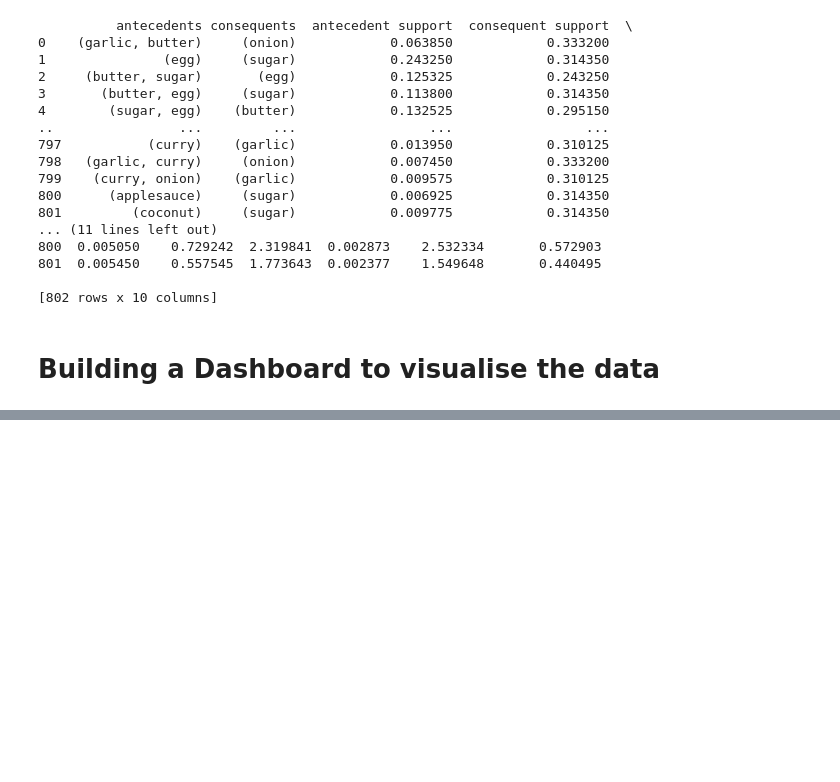
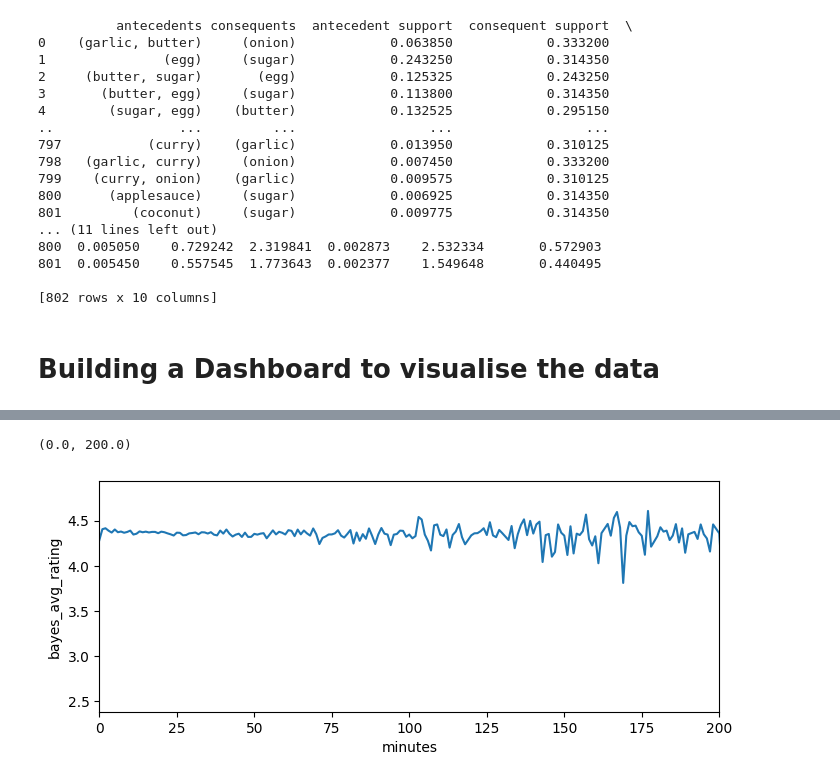
Before and after one commit to arthurcct2023/Python-Recommendation-System-and-Visual-Dashboard, a Jupyter notebook: CA02_ArthurAssis_ML&DV.ipynb, the cells around one changed output, grey strips where cells are left out. Saved outputs shown, nothing was run; the diff lists cells and outputs as text; code cells hidden in the pictures; blank space fills up the shorter version.

```diff
--- a/CA02_ArthurAssis_ML&DV.ipynb
+++ b/CA02_ArthurAssis_ML&DV.ipynb
@@ -1481,0 +1349,8 @@ df.groupby[by='recipe_id']
+# %%
+#Printing the distribution of n_ingredients
+fig, ax = plt.subplots(figsize=[8, 3])
+sns.lineplot(n_reviewsxminute, x='minutes', y='bayes_avg_rating', estimator = 'mean')
+ax.set_xlim(0, 200)
+# %% [output]
+(0.0, 200.0)
+[figure, added]
```
Also changed, not shown: parts of 72 cells of this notebook, 1 other file.
